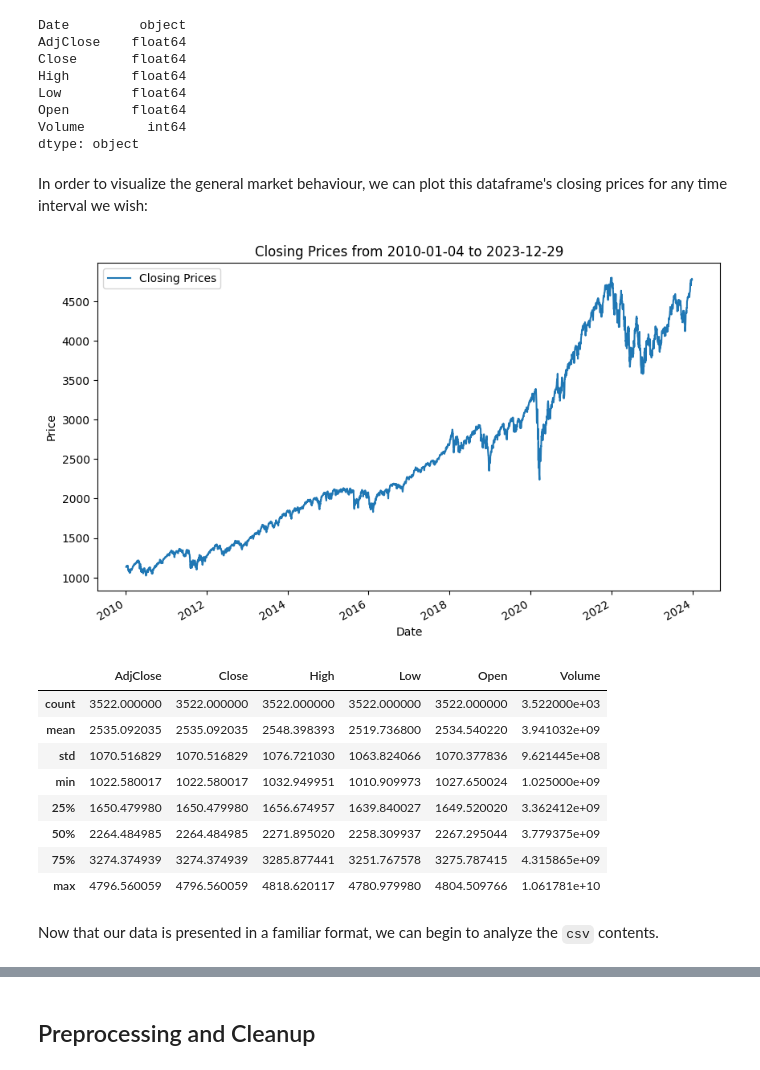
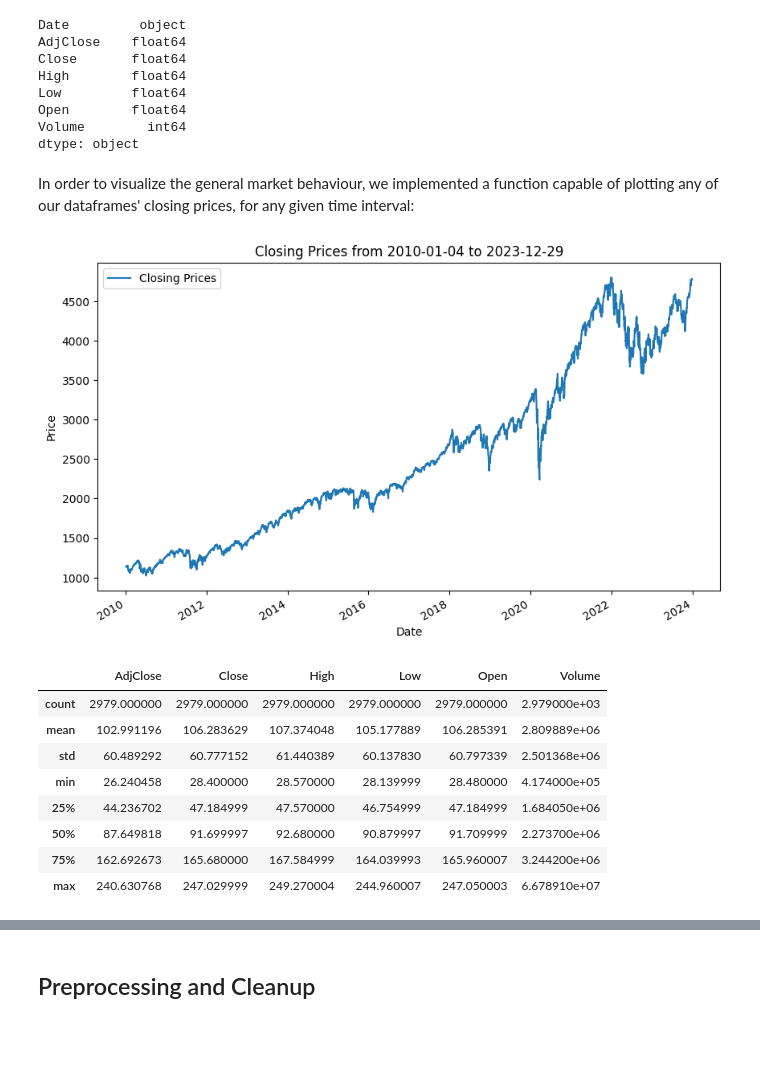
Before and after one commit to pmgfernandes04/SP500-Using-ML-and-Search-Methods, a Jupyter notebook: report.ipynb, the cells around one changed output, grey strips where cells are left out. Drawn from its saved outputs; the diff is of its cells as text; code cells hidden in the pictures; blank space fills up the shorter version.

```diff
--- a/report.ipynb
+++ b/report.ipynb
@@ -325,52 +330,38 @@ Open        float64
 Volume        int64
 dtype: object
 # %% [markdown]
-In order to visualize the general market behaviour, we can plot this dataframe's closing prices for any time interval we wish:
+In order to visualize the general market behaviour, we implemented a function capable of plotting any of our dataframes' closing prices, for any given time interval:
 # %%
-import matplotlib.pyplot as plt
-import datetime
+def plot_describe(df=df_gspc, start_date='2010-01-04', end_date='2023-12-29'):
 
-start_date = '2010-01-04'
-end_date = '2023-12-29'
+    # Converts strings to date objects
+    start_date = datetime.datetime.strptime('2010-01-04', '%Y-%m-%d').date()
+    end_date = datetime.datetime.strptime('2023-12-29', '%Y-%m-%d').date()
+
+    # Defines visible section
+    df_interval = df[(df.Date >= start_date) & (df.Date <= end_date)]
 
 
-# Convert strings to date objects
-start_date = datetime.datetime.strptime('2010-01-04', '%Y-%m-%d').date()
-end_date = datetime.datetime.strptime('2023-12-29', '%Y-%m-%d').date()
-
-# Define section you want to see
-df_gspc_interval = df_gspc[(df_gspc.Date >= start_date) & (df_gspc.Date <= end_date)]
-
-# Plot the filtered data
-plt.figure(figsize=(10, 6))
-
-# Plot the 'Close' prices from the filtered data
-plt.plot(df_gspc_interval.Date, df_gspc_interval['Close'], label='Closing Prices')
-
-# Add labels, title, and legend
-plt.xlabel('Date')
-plt.ylabel('Price')
-plt.title(f'Closing Prices from {start_date} to {end_date}')
-plt.legend()
-
-# Format x-axis labels for better readability
-plt.gcf().autofmt_xdate()
-
-# Display the plot
-plt.show()
+    plt.figure(figsize=(10, 6))
+    plt.plot(df_interval.Date, df_interval['Close'], label='Closing Prices')
+    plt.xlabel('Date')
+    plt.ylabel('Price')
+    plt.title(f'Closing Prices from {start_date} to {end_date}')
+    plt.legend()
+    plt.gcf().autofmt_xdate()
+    plt.show()
-# %% [output]
-[figure, removed]
-# %%
-df_gspc.describe()
-# %% [output]
-|  | AdjClose | Close | High | Low | Open | Volume |
-| count | 3522.000000 | 3522.000000 | 3522.000000 | 3522.000000 | 3522.000000 | 3.522000e+03 |
-| mean | 2535.092035 | 2535.092035 | 2548.398393 | 2519.736800 | 2534.540220 | 3.941032e+09 |
-| std | 1070.516829 | 1070.516829 | 1076.721030 | 1063.824066 | 1070.377836 | 9.621445e+08 |
-| min | 1022.580017 | 1022.580017 | 1032.949951 | 1010.909973 | 1027.650024 | 1.025000e+09 |
-| 25% | 1650.479980 | 1650.479980 | 1656.674957 | 1639.840027 | 1649.520020 | 3.362412e+09 |
-| 50% | 2264.484985 | 2264.484985 | 2271.895020 | 2258.309937 | 2267.295044 | 3.779375e+09 |
-| 75% | 3274.374939 | 3274.374939 | 3285.877441 | 3251.767578 | 3275.787415 | 4.315865e+09 |
-| max | 4796.560059 | 4796.560059 | 4818.620117 | 4780.979980 | 4804.509766 | 1.061781e+10 |
-# %% [markdown]
-Now that our data is presented in a familiar format, we can begin to analyze the `csv` contents.
+# %%
+plot_describe()
+
+df.describe()
+# %% [output]
+[figure, added]
+|  | AdjClose | Close | High | Low | Open | Volume |
+| count | 2979.000000 | 2979.000000 | 2979.000000 | 2979.000000 | 2979.000000 | 2.979000e+03 |
+| mean | 102.991196 | 106.283629 | 107.374048 | 105.177889 | 106.285391 | 2.809889e+06 |
+| std | 60.489292 | 60.777152 | 61.440389 | 60.137830 | 60.797339 | 2.501368e+06 |
+| min | 26.240458 | 28.400000 | 28.570000 | 28.139999 | 28.480000 | 4.174000e+05 |
+| 25% | 44.236702 | 47.184999 | 47.570000 | 46.754999 | 47.184999 | 1.684050e+06 |
+| 50% | 87.649818 | 91.699997 | 92.680000 | 90.879997 | 91.709999 | 2.273700e+06 |
+| 75% | 162.692673 | 165.680000 | 167.584999 | 164.039993 | 165.960007 | 3.244200e+06 |
+| max | 240.630768 | 247.029999 | 249.270004 | 244.960007 | 247.050003 | 6.678910e+07 |
```
Also changed, not shown: parts of 28 cells of this notebook, 1 other file.
